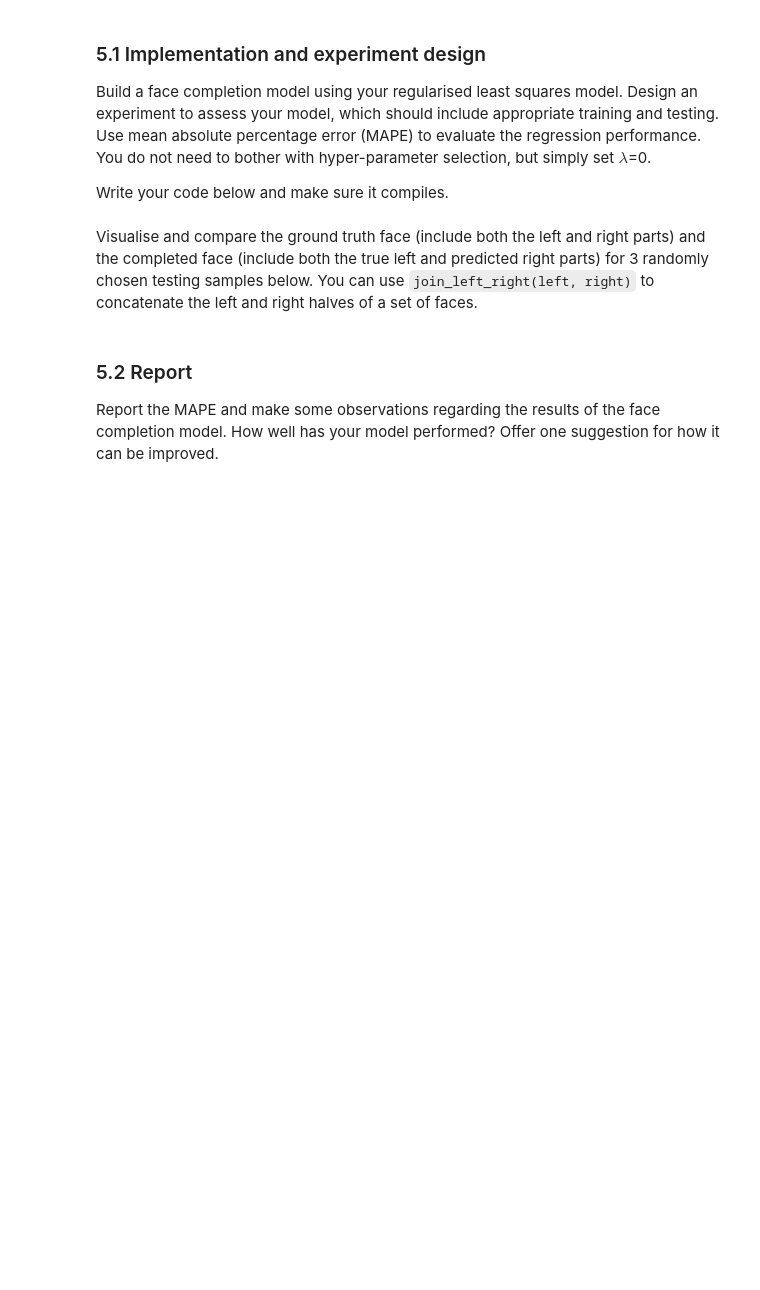
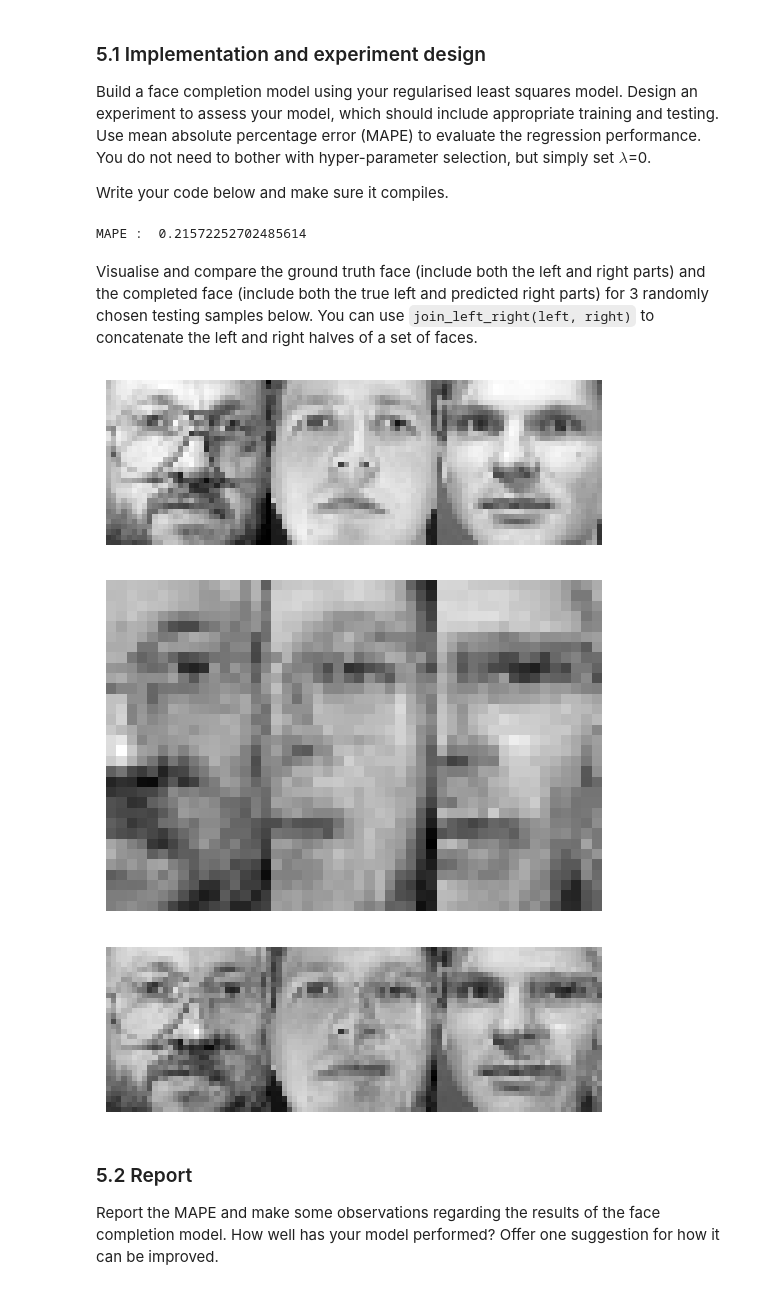
Before and after one commit to Ray7788/MachineLearning, a Jupyter notebook: Lab3_S/24112-Lab2-S-Practice2.ipynb, the cells around one changed output. Saved outputs shown, nothing was run; the diff lists cells and outputs as text; code cells hidden in the pictures; blank space fills up the shorter version.

```diff
--- a/Lab3_S/24112-Lab2-S-Practice2.ipynb
+++ b/Lab3_S/24112-Lab2-S-Practice2.ipynb
@@ -104,0 +101,19 @@ Explain briefly the knowledge supporting your implementation and your design ste
+# %%
+def l2_rls_predict(w, data):
+    """
+    This is a function for making predictions using a trained L2-regularized least squares regression model.
+
+    data: the input data for which we want to make predictions.
+    w: the coefficient vector (including the bias term) learned by the l2_rls_train.
+
+    Returns: the vector of predicted outputs for the input data.s
+    """
+    # This is just to be consistent with the lecture notes.
+    X = data
+
+    # Expand X with a column of ones.
+    X_tilde = np.c_[np.ones(X.shape[0]),X]
+
+    # Compute the prediction.
+    predicted_y = X_tilde @ w
+    return predicted_y
@@ -152,2 +185,18 @@ Write your code below and make sure it compiles.
+# %%
+# Your code goes here
+# Your code goes here
+tr_ind, te_ind = partition_data(labels, num_per_class=3)
+left_tr_data = left[tr_ind, :]
+left_te_data = left[te_ind, :]
+right_tr_data = right[tr_ind, :]
+right_te_data = right[te_ind, :]
+
+y_predict = l2_rls_predict(l2_rls_train(left_tr_data,right_tr_data,0),left_te_data)
+#     print(y_predict)
+
+MAPE = np.mean(abs(right_te_data-y_predict)/abs(right_te_data))
+print("MAPE : ", MAPE)
+# %% [output]
+MAPE :  0.21572252702485614
 # %% [markdown]
 Visualise and compare the ground truth face (include both the left and right parts) and the completed face (include both the true left and predicted right parts) for 3 randomly chosen testing samples below. You can use `join_left_right(left, right)` to concatenate the left and right halves of a set of faces.
@@ -156,3 +203,16 @@ Visualise and compare the ground truth face (include both the left and right par
+# %%
+# Your code goes here
+import random
+random_number= random.sample(range(0,279),3)
+predict_face = join_left_right(left_te_data,y_predict)
+origin_Face= data[te_ind,:]
+show_faces(origin_Face[random_number],num_per_row = 3)
+show_split_faces(y_predict[random_number], num_per_row=3)
+show_faces(predict_face[random_number],num_per_row = 3)
+# %% [output]
+[figure, added]
+[figure, added]
+[figure, added]
 # %% [markdown]
 ### 5.2 Report
 
```
Also changed, not shown: parts of 8 cells of this notebook.
